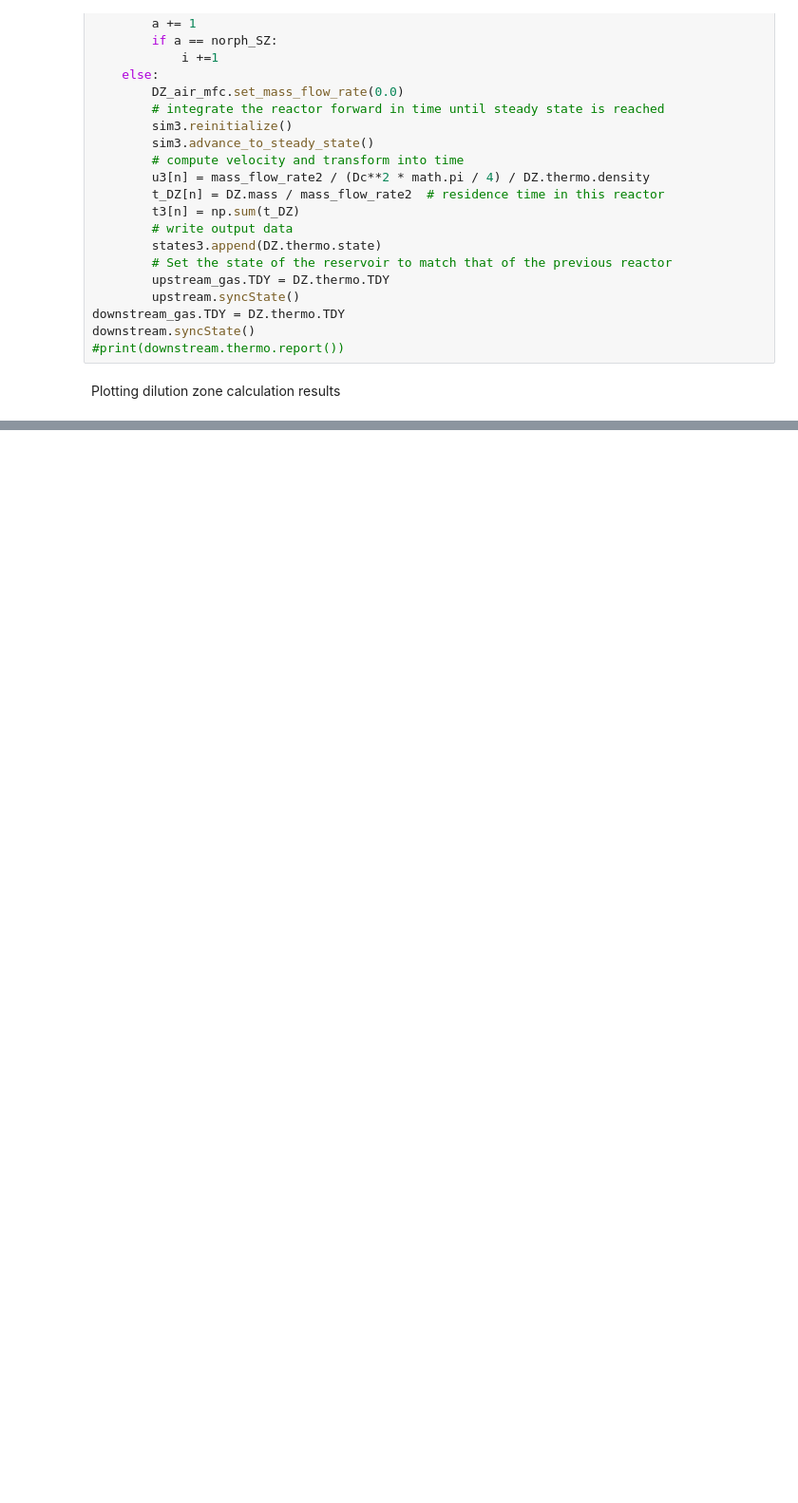
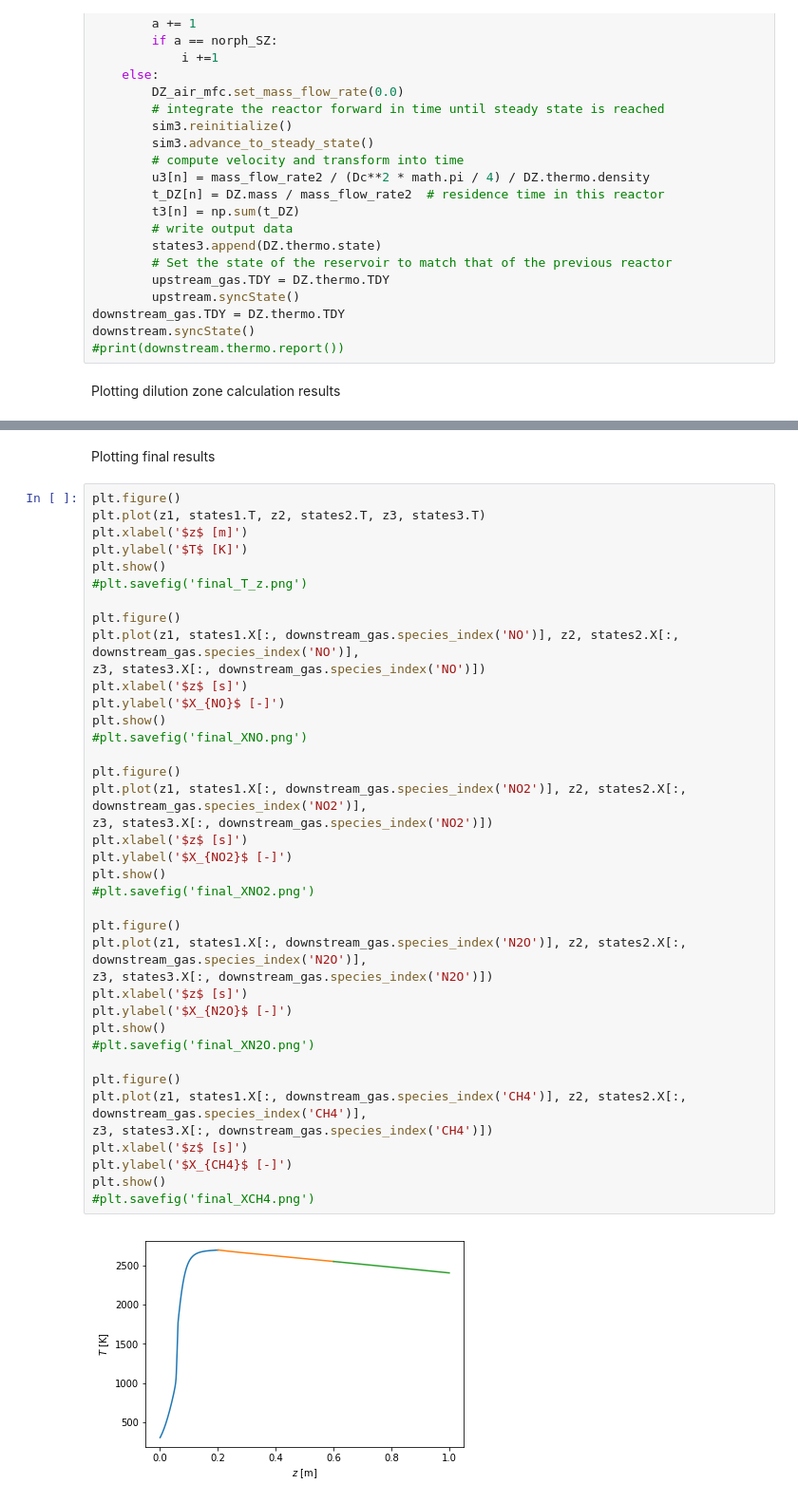
Before and after one commit to Bazyl29/MKWS, a Jupyter notebook: Combustion Chamber.ipynb, the cells around one changed output, grey strips where cells are left out. Shown: that part at 95% size. Drawn from its saved outputs; the diff is of its cells as text; blank space fills up the shorter version.

```diff
--- a/Combustion Chamber.ipynb
+++ b/Combustion Chamber.ipynb
@@ -269,0 +387,43 @@ plt.show()
+# %% [markdown]
+Plotting final results
+# %%
+plt.figure()
+plt.plot(z1, states1.T, z2, states2.T, z3, states3.T)
+plt.xlabel('$z$ [m]')
+plt.ylabel('$T$ [K]')
+plt.show()
+#plt.savefig('final_T_z.png')
+
+plt.figure()
+plt.plot(z1, states1.X[:, downstream_gas.species_index('NO')], z2, states2.X[:, downstream_gas.species_index('NO')],
+z3, states3.X[:, downstream_gas.species_index('NO')])
+plt.xlabel('$z$ [s]')
+plt.ylabel('$X_{NO}$ [-]')
+plt.show()
+#plt.savefig('final_XNO.png')
+
+plt.figure()
+plt.plot(z1, states1.X[:, downstream_gas.species_index('NO2')], z2, states2.X[:, downstream_gas.species_index('NO2')],
+z3, states3.X[:, downstream_gas.species_index('NO2')])
+plt.xlabel('$z$ [s]')
+plt.ylabel('$X_{NO2}$ [-]')
+plt.show()
+#plt.savefig('final_XNO2.png')
+
+plt.figure()
+plt.plot(z1, states1.X[:, downstream_gas.species_index('N2O')], z2, states2.X[:, downstream_gas.species_index('N2O')],
+z3, states3.X[:, downstream_gas.species_index('N2O')])
+plt.xlabel('$z$ [s]')
+plt.ylabel('$X_{N2O}$ [-]')
+plt.show()
+#plt.savefig('final_XN2O.png')
+
+plt.figure()
+plt.plot(z1, states1.X[:, downstream_gas.species_index('CH4')], z2, states2.X[:, downstream_gas.species_index('CH4')],
+z3, states3.X[:, downstream_gas.species_index('CH4')])
+plt.xlabel('$z$ [s]')
+plt.ylabel('$X_{CH4}$ [-]')
+plt.show()
+#plt.savefig('final_XCH4.png')
+# %% [output]
+[figure, added]
```
Also changed, not shown: parts of 10 cells of this notebook.
